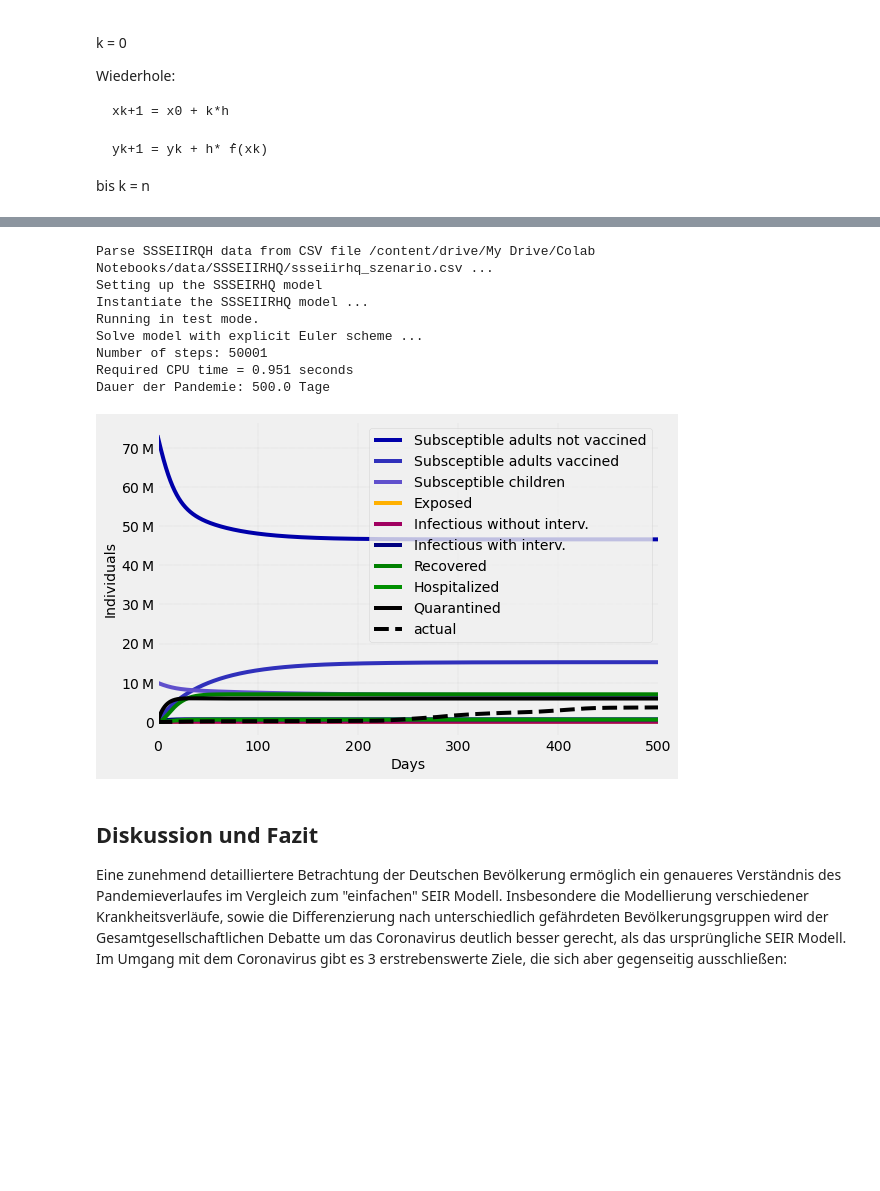
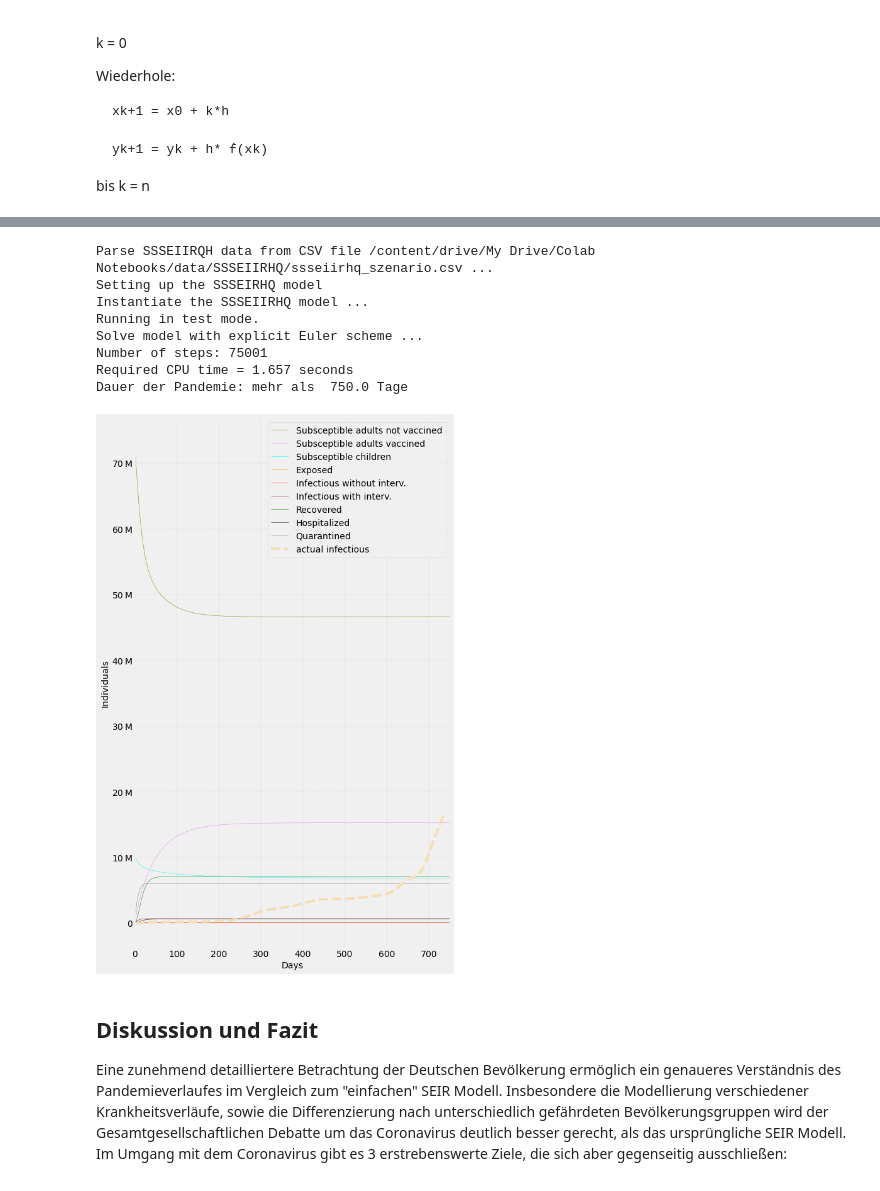
Before and after one commit to cdelmonte-zg/covid-ssseiirhq-model, a Jupyter notebook: SEIR_Erweiterung_Corona.ipynb, the cells around one changed output, grey strips where cells are left out. Saved outputs shown, nothing was run; the diff lists cells and outputs as text; code cells hidden in the pictures; blank space fills up the shorter version.

```diff
--- a/SEIR_Erweiterung_Corona.ipynb
+++ b/SEIR_Erweiterung_Corona.ipynb
@@ -1165,7 +1265,7 @@ import time
 
 # Start and end time, stepsize
 t_start = 0
-t_end = 500
+t_end = 750
 stepsize = 1e-2
 
 data_reader = Data_Reader()
@@ -1201,19 +1301,13 @@ for file in os.listdir(data_directory):
         print("Required CPU time = " + str(round(end_time - start_time, 3)) + " seconds")
 
         # Analyze results
-        path = drive_dir + "/results/" + data_set_name + "/"
-        if not os.path.exists(path):
-            os.makedirs(path)
-
-        result_analyzer = SEIR_Result_Analyzer(results, stepsize,
-                                          t_start, t_end,
-                                          path + data_filename_prefix)
+        result_analyzer = SEIR_Result_Analyzer(results, stepsize, n, t_start, t_end)
         result_analyzer.extract_results()
         result_dict = result_analyzer.get_extracted_results_as_dict()
         result_analyzer.compute_and_write_results()
 
         # Visualize results
-        visualizer = SEIR_Visualizer(result_dict, n, t_start, t_end, drive_dir + "/results/" + data_set_name + "/" + data_filename_prefix)
+        visualizer = SEIR_Visualizer(result_dict, n, t_start, t_end)
 
         visualizer.plot_curves()
 # %% [output]
@@ -1257,19 +1351,13 @@ for file in os.listdir(data_directory):
         print("Required CPU time = " + str(round(end_time - start_time, 3)) + " seconds")
 
         # Analyze results
-        path = drive_dir + "/results/" + data_set_name + "/"
-        if not os.path.exists(path):
-            os.makedirs(path)
-
-        result_analyzer = SEIIRHQ_Result_Analyzer(results, stepsize,
-                                          t_start, t_end,
-                                          path + data_filename_prefix)
+        result_analyzer = SEIIRHQ_Result_Analyzer(results, stepsize, n, t_start, t_end)
         result_analyzer.extract_results()
         result_dict = result_analyzer.get_extracted_results_as_dict()
         result_analyzer.compute_and_write_results()
 
         # Visualize results
-        visualizer = SEIIRHQ_Visualizer(result_dict, n, t_start, t_end, drive_dir + "/results/" + data_set_name + "/" + data_filename_prefix)
+        visualizer = SEIIRHQ_Visualizer(result_dict, n, t_start, t_end)
 
         visualizer.plot_curves()
 # %% [output]
@@ -1297,45 +1385,39 @@ for file in os.listdir(data_directory):
         data_filename_prefix = data_filename.split(".")[0]
 
         packed_data = data_reader.read_ssseiirhq_from_csv_file(data_directory_name + data_filename_prefix + ".csv")
 
         # Unpacking some of the parsed data
         n = packed_data[0]
         x0 = packed_data[-1]
         print("Setting up the SSSEIRHQ model")
         ode_system = SSSEIIRHQ_Model(packed_data)
 
         # Solve the ODE system
         explicit_euler = Explicit_Euler(ode_system, stepsize)
         start_time = time.time()
         results = explicit_euler.solve(t_start, x0, t_end)
         end_time = time.time()
         print("Required CPU time = " + str(round(end_time - start_time, 3)) + " seconds")
 
         # Analyze results
-        path = drive_dir + "/results/" + data_set_name + "/"
-        if not os.path.exists(path):
-            os.makedirs(path)
-
-        result_analyzer = SSSEIIRHQ_Result_Analyzer(results, stepsize,
-                                          t_start, t_end,
-                                          path + data_filename_prefix)
+        result_analyzer = SSSEIIRHQ_Result_Analyzer(results, stepsize, n, t_start, t_end)
         result_analyzer.extract_results()
         result_dict = result_analyzer.get_extracted_results_as_dict()
         result_analyzer.compute_and_write_results()
 
         # Visualize results
-        visualizer = SSSEIIRHQ_Visualizer(result_dict, n, t_start, t_end, drive_dir + "/results/" + data_set_name + "/" + data_filename_prefix)
+        visualizer = SSSEIIRHQ_Visualizer(result_dict, n, t_start, t_end)
         visualizer.plot_curves()
 # %% [output]
 Parse SSSEIIRQH data from CSV file /content/drive/My Drive/Colab Notebooks/data/SSSEIIRHQ/ssseiirhq_szenario.csv ...
 Setting up the SSSEIRHQ model
 Instantiate the SSSEIIRHQ model ...
 Running in test mode.
 Solve model with explicit Euler scheme ...
-Number of steps: 50001
-Required CPU time = 0.951 seconds
-Dauer der Pandemie: 500.0 Tage
+Number of steps: 75001
+Required CPU time = 1.657 seconds
+Dauer der Pandemie: mehr als  750.0 Tage
-[figure, old version]
+[figure, new version]
 # %% [markdown]
 ## Diskussion und Fazit
 Eine zunehmend detailliertere Betrachtung der Deutschen Bevölkerung ermöglich ein genaueres Verständnis des Pandemieverlaufes im Vergleich zum "einfachen" SEIR Modell. Insbesondere die Modellierung verschiedener Krankheitsverläufe, sowie die Differenzierung nach unterschiedlich gefährdeten Bevölkerungsgruppen wird der Gesamtgesellschaftlichen Debatte um das Coronavirus deutlich besser gerecht, als das ursprüngliche SEIR Modell.
```
Also changed, not shown: parts of 13 cells of this notebook.
